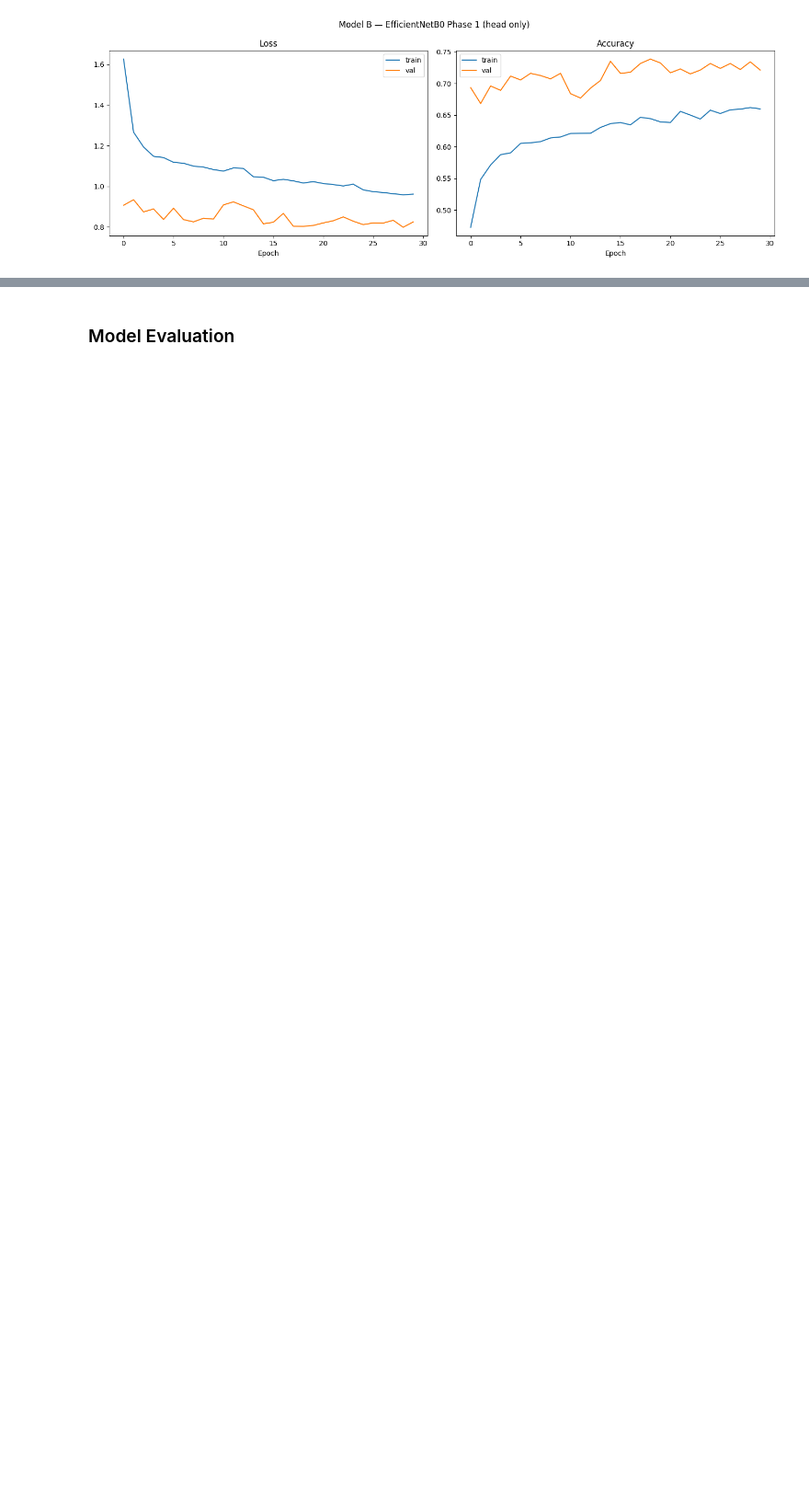
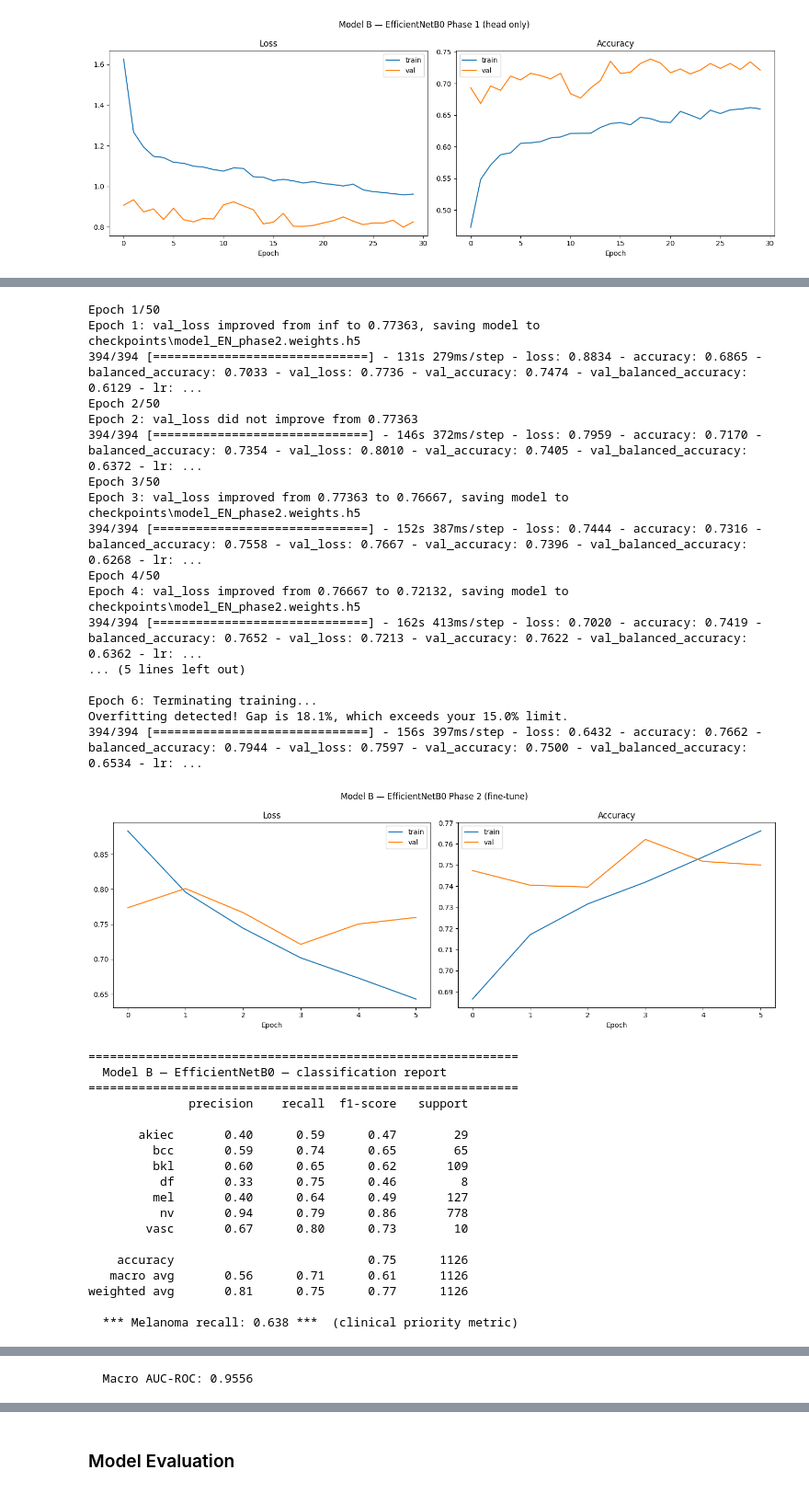
Before and after one commit to mariafranciscag/deep-learning-project, a Jupyter notebook: models/ptM1_EfficientNetB0.ipynb, the cells around one changed output, grey strips where cells are left out. Shown: that part at 92% size. Saved outputs shown, nothing was run; the diff lists cells and outputs as text; code cells hidden in the pictures; blank space fills up the shorter version.

Commit message:
final EfficientNetB0

```diff
--- a/models/ptM1_EfficientNetB0.ipynb
+++ b/models/ptM1_EfficientNetB0.ipynb
@@ -191,31 +195,68 @@ print("Phase 1 weights loaded successfully!")
 base_b = model_pt2.get_layer('efficientnetb0')
 base_b.trainable = True
 
 for layer in base_b.layers:
     if isinstance(layer, keras.layers.BatchNormalization):
         layer.trainable = False
 
 model_pt2.compile(
     optimizer=keras.optimizers.Adam(1e-5),
     loss=keras.losses.SparseCategoricalCrossentropy(from_logits=True),
     metrics=["accuracy", BalancedAccuracy(N_CLASSES)])
 
 my_callbacks = get_callbacks(
     checkpoint_path="checkpoints/model_EN_phase2.weights.h5",
     model=model_pt2,      # <--- Pass your model here
-    max_diff=0.15,        # <--- Your 15% limit
+    max_diff=0.25,        # <--- Your 15% limit
     patience_es=6,
     patience_lr=3
 )
 
 history2_b0 = model_pt2.fit(
     train_ds,
     validation_data=val_ds,
     epochs=50,
     steps_per_epoch=STEPS_PER_EPOCH,
     class_weight=class_weights_dict,
     callbacks=my_callbacks
 )
 
 plot_history(history2_b0, "Model B — EfficientNetB0 Phase 2 (fine-tune)")
 results_b = evaluate_model(model_pt2, test_ds, label2idx, "Model B — EfficientNetB0")
+# %% [output]
+Epoch 1/50
+Epoch 1: val_loss improved from inf to 0.77363, saving model to checkpoints\model_EN_phase2.weights.h5
+394/394 [==============================] - 131s 279ms/step - loss: 0.8834 - accuracy: 0.6865 - balanced_accuracy: 0.7033 - val_loss: 0.7736 - val_accuracy: 0.7474 - val_balanced_accuracy: 0.6129 - lr: ...
+Epoch 2/50
+Epoch 2: val_loss did not improve from 0.77363
+394/394 [==============================] - 146s 372ms/step - loss: 0.7959 - accuracy: 0.7170 - balanced_accuracy: 0.7354 - val_loss: 0.8010 - val_accuracy: 0.7405 - val_balanced_accuracy: 0.6372 - lr: ...
+Epoch 3/50
+Epoch 3: val_loss improved from 0.77363 to 0.76667, saving model to checkpoints\model_EN_phase2.weights.h5
+394/394 [==============================] - 152s 387ms/step - loss: 0.7444 - accuracy: 0.7316 - balanced_accuracy: 0.7558 - val_loss: 0.7667 - val_accuracy: 0.7396 - val_balanced_accuracy: 0.6268 - lr: ...
+Epoch 4/50
+Epoch 4: val_loss improved from 0.76667 to 0.72132, saving model to checkpoints\model_EN_phase2.weights.h5
+394/394 [==============================] - 162s 413ms/step - loss: 0.7020 - accuracy: 0.7419 - balanced_accuracy: 0.7652 - val_loss: 0.7213 - val_accuracy: 0.7622 - val_balanced_accuracy: 0.6362 - lr: ...
+... (5 lines left out)
+
+Epoch 6: Terminating training...
+Overfitting detected! Gap is 18.1%, which exceeds your 15.0% limit.
+394/394 [==============================] - 156s 397ms/step - loss: 0.6432 - accuracy: 0.7662 - balanced_accuracy: 0.7944 - val_loss: 0.7597 - val_accuracy: 0.7500 - val_balanced_accuracy: 0.6534 - lr: ...
+[figure, added]
+============================================================
+  Model B — EfficientNetB0 — classification report
+============================================================
+              precision    recall  f1-score   support
+
+       akiec       0.40      0.59      0.47        29
+         bcc       0.59      0.74      0.65        65
+         bkl       0.60      0.65      0.62       109
+          df       0.33      0.75      0.46         8
+         mel       0.40      0.64      0.49       127
+          nv       0.94      0.79      0.86       778
+        vasc       0.67      0.80      0.73        10
+
+    accuracy                           0.75      1126
+   macro avg       0.56      0.71      0.61      1126
+weighted avg       0.81      0.75      0.77      1126
+
+  *** Melanoma recall: 0.638 ***  (clinical priority metric)
@@ -221,0 +264 @@ results_b = evaluate_model(model_pt2, test_ds, label2idx, "Model B — Efficient
+  Macro AUC-ROC: 0.9556
```
Also changed, not shown: parts of 5 cells of this notebook, 2 other files.
